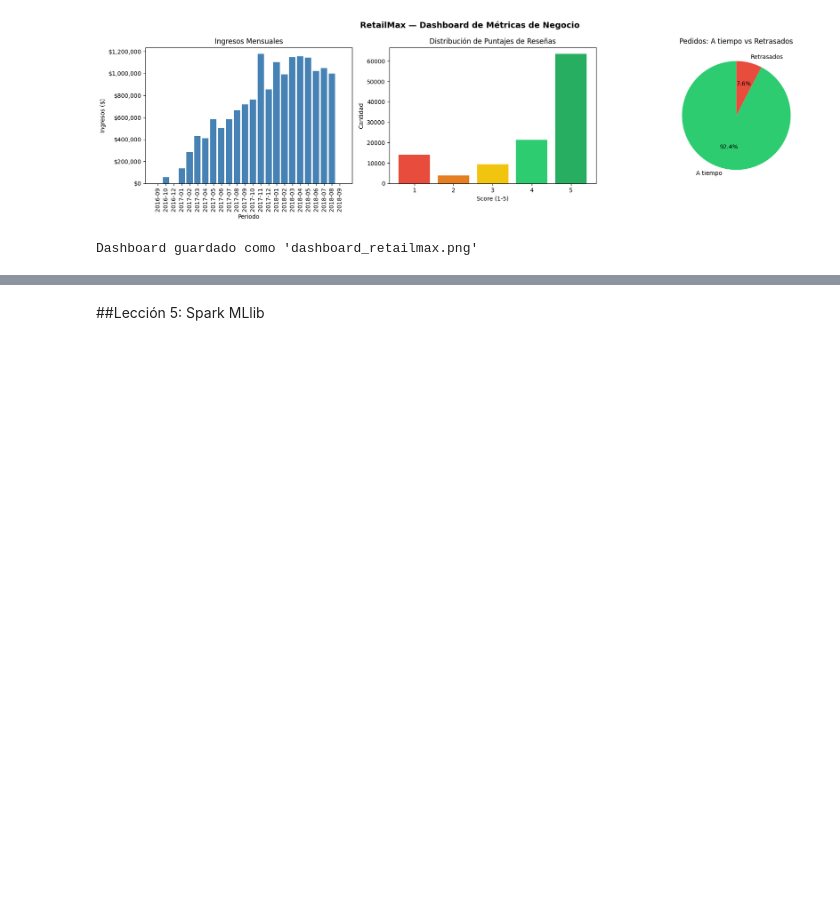
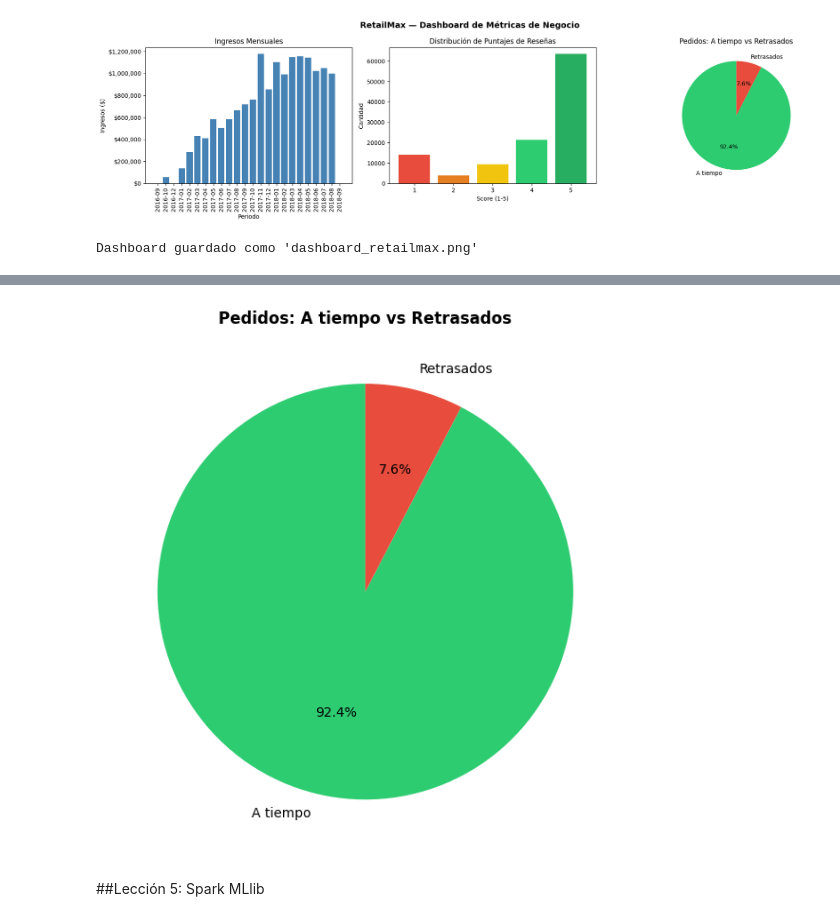
Before and after one commit to luisleonb/Proyecto_M9_ABP, a Jupyter notebook: Proyecto_M9_ABP.ipynb, the cells around one changed output, grey strips where cells are left out. Drawn from its saved outputs; the diff is of its cells as text; code cells hidden in the pictures; blank space fills up the shorter version.

```diff
--- a/Proyecto_M9_ABP.ipynb
+++ b/Proyecto_M9_ABP.ipynb
@@ -613,3 +644,16 @@ Dashboard guardado como 'dashboard_retailmax.png'
+# %%
+plt.figure(figsize=(6, 6))
+labels = ['A tiempo','Retrasados']
+vals = [delay_data[delay_data.is_delayed==0]['total'].values[0],
+        delay_data[delay_data.is_delayed==1]['total'].values[0]]
+
+plt.pie(vals, labels=labels, autopct='%1.1f%%',
+        colors=['#2ecc71','#e74c3c'], startangle=90)
+plt.title("Pedidos: A tiempo vs Retrasados", fontsize=12, fontweight='bold')
+plt.tight_layout()
+plt.show()
+# %% [output]
+[figure, added]
 # %% [markdown]
 ##Lección 5: Spark MLlib
 # %%
```
Also changed, not shown: parts of 15 cells of this notebook.
